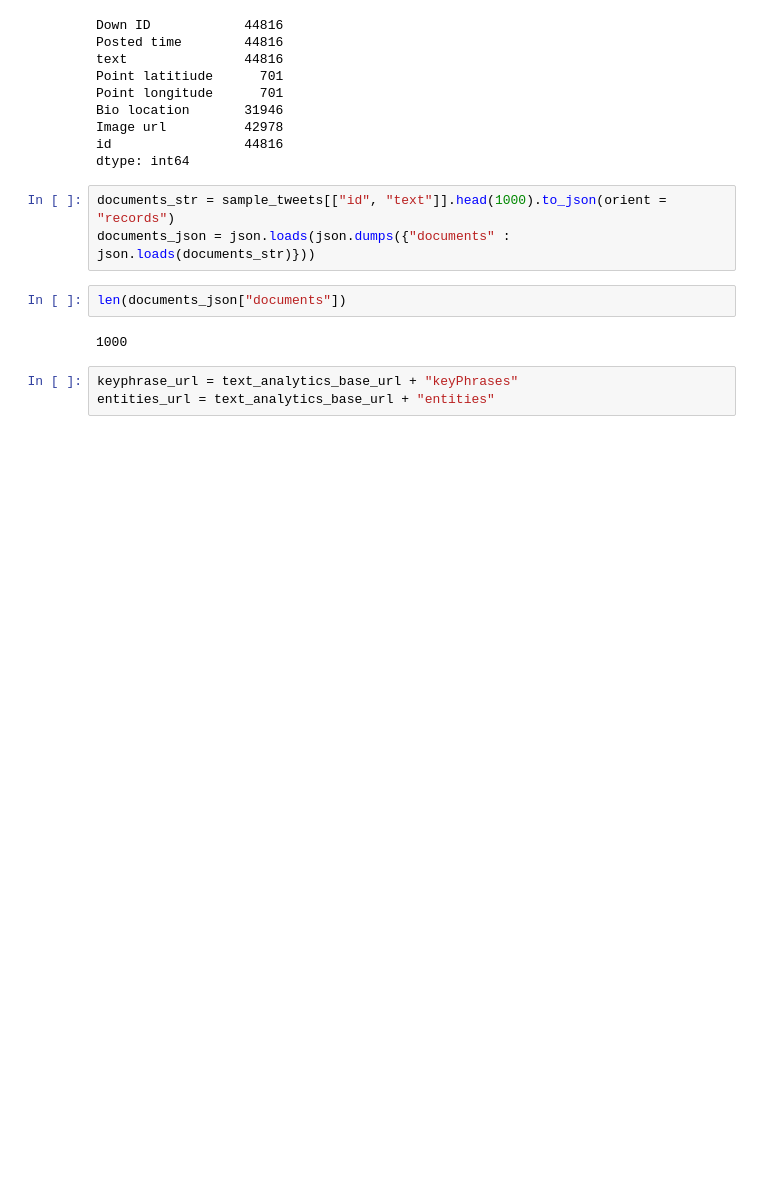
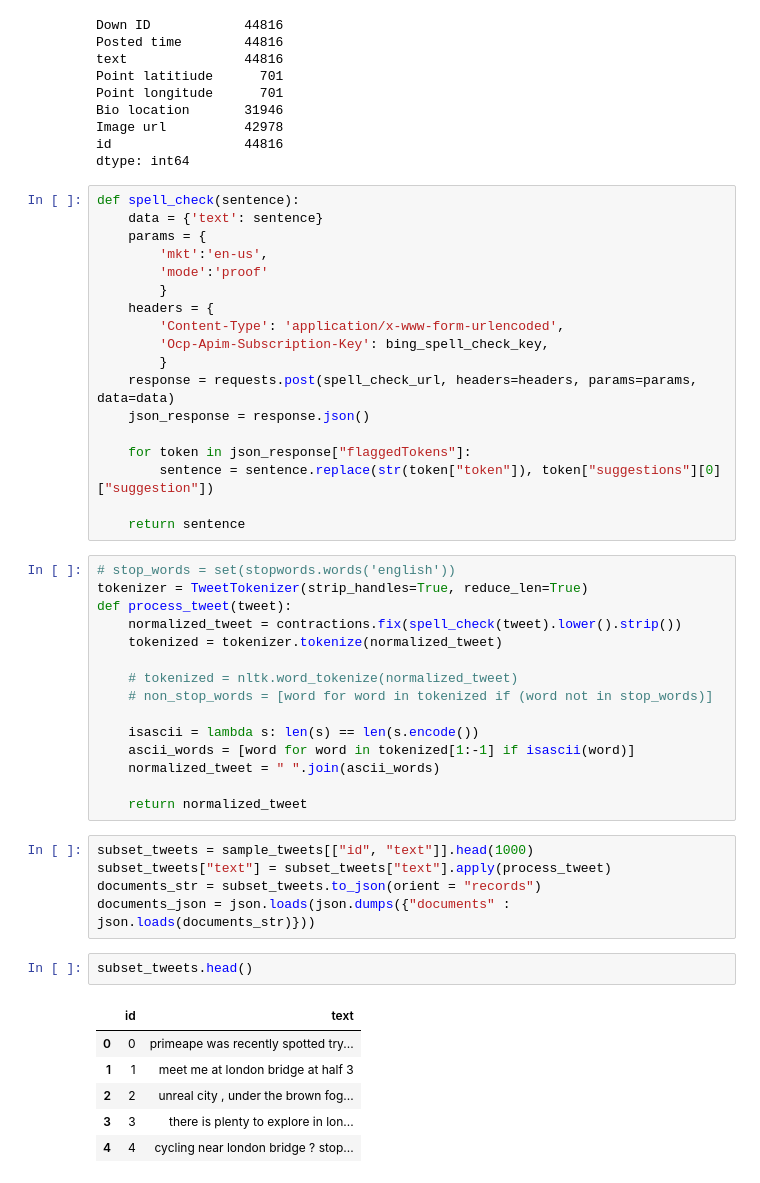
Before and after one commit to agarwal22megha/tweet-categorisation, a Jupyter notebook: twitter_feed_analysis.ipynb, the cells around one changed output. Drawn from its saved outputs; the diff is of its cells as text; blank space fills up the shorter version.

```diff
--- a/twitter_feed_analysis.ipynb
+++ b/twitter_feed_analysis.ipynb
@@ -47,13 +49,50 @@ Bio location       31946
 Image url          42978
 id                 44816
 dtype: int64
+# %%
+def spell_check(sentence):
+    data = {'text': sentence}
+    params = {
+        'mkt':'en-us',
+        'mode':'proof'
+        }
+    headers = {
+        'Content-Type': 'application/x-www-form-urlencoded',
+        'Ocp-Apim-Subscription-Key': bing_spell_check_key,
+        }
+    response = requests.post(spell_check_url, headers=headers, params=params, data=data)
+    json_response = response.json()
+
+    for token in json_response["flaggedTokens"]:
+        sentence = sentence.replace(str(token["token"]), token["suggestions"][0]["suggestion"])
+
+    return sentence
+# %%
+# stop_words = set(stopwords.words('english'))
+tokenizer = TweetTokenizer(strip_handles=True, reduce_len=True)
+def process_tweet(tweet):
+    normalized_tweet = contractions.fix(spell_check(tweet).lower().strip())
+    tokenized = tokenizer.tokenize(normalized_tweet)
+
+    # tokenized = nltk.word_tokenize(normalized_tweet)
+    # non_stop_words = [word for word in tokenized if (word not in stop_words)]
+
+    isascii = lambda s: len(s) == len(s.encode())
+    ascii_words = [word for word in tokenized[1:-1] if isascii(word)]
+    normalized_tweet = " ".join(ascii_words)
+
+    return normalized_tweet
 # %%
-documents_str = sample_tweets[["id", "text"]].head(1000).to_json(orient = "records")
+subset_tweets = sample_tweets[["id", "text"]].head(1000)
+subset_tweets["text"] = subset_tweets["text"].apply(process_tweet)
+documents_str = subset_tweets.to_json(orient = "records")
 documents_json = json.loads(json.dumps({"documents" : json.loads(documents_str)}))
-# %%
-len(documents_json["documents"])
-# %% [output]
-1000
-# %%
-keyphrase_url = text_analytics_base_url + "keyPhrases"
-entities_url = text_analytics_base_url + "entities"
+# %%
+subset_tweets.head()
+# %% [output]
+|  | id | text |
+| 0 | 0 | primeape was recently spotted try... |
+| 1 | 1 | meet me at london bridge at half 3 |
+| 2 | 2 | unreal city , under the brown fog... |
+| 3 | 3 | there is plenty to explore in lon... |
+| 4 | 4 | cycling near london bridge ? stop... |
```
Also changed, not shown: parts of 37 cells of this notebook.
